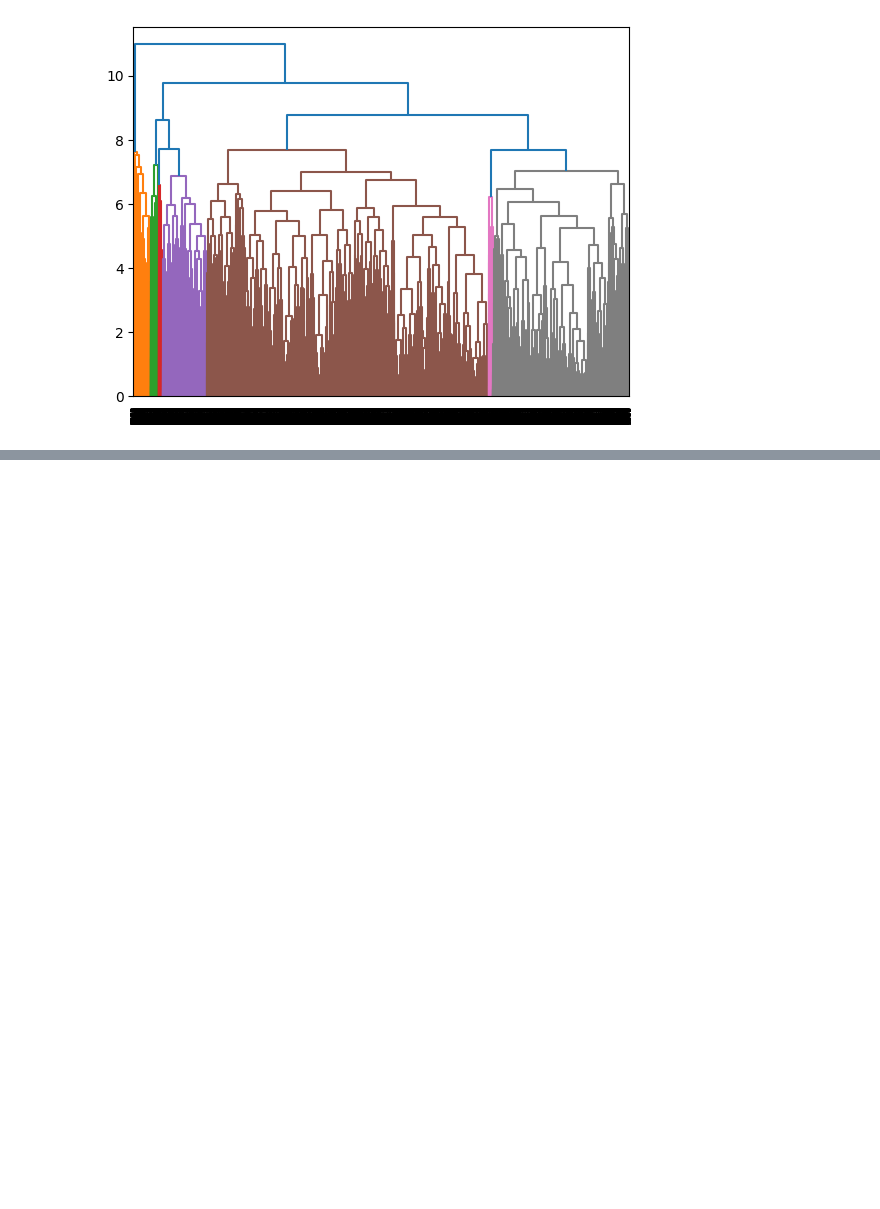
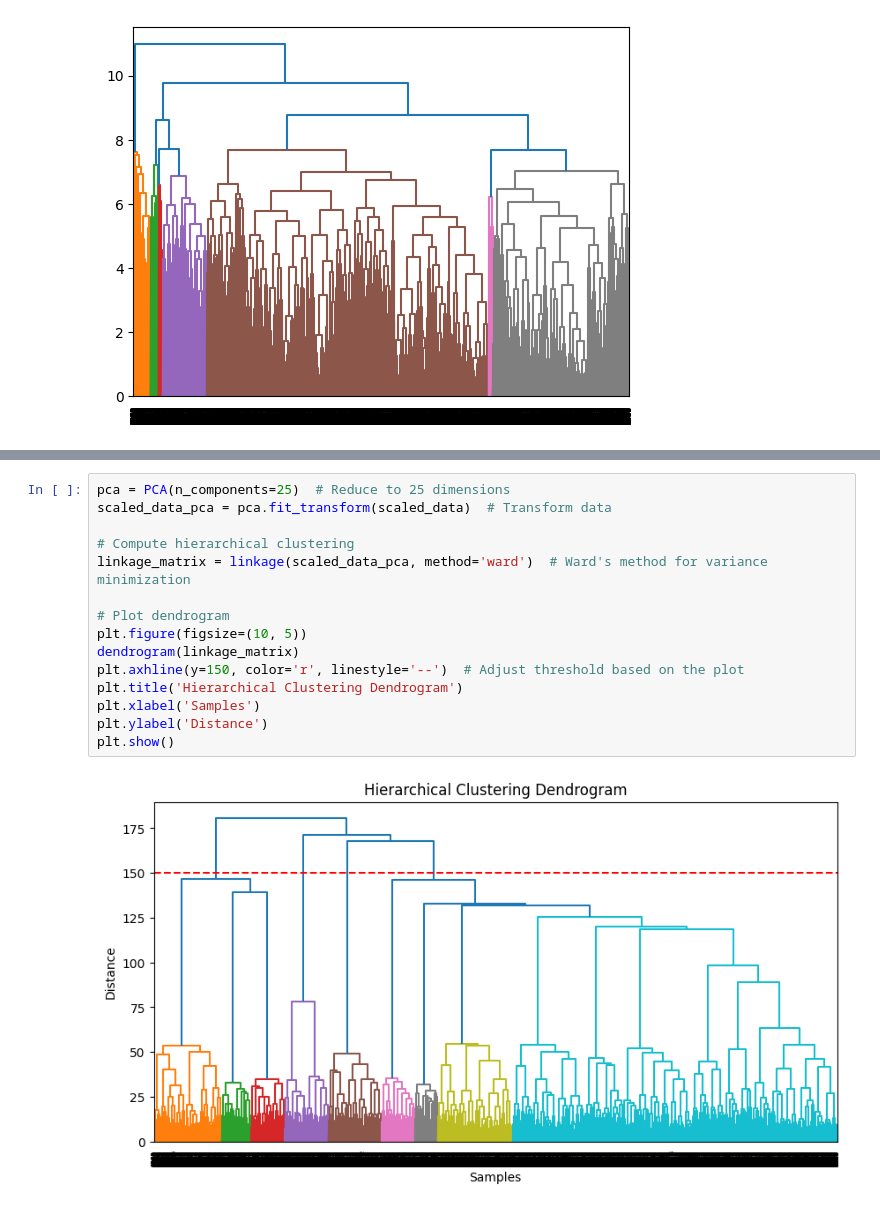
Before and after one commit to andrew250402/DSA3101-Project, a Jupyter notebook: Notebooks/meng jie.ipynb, the cells around one changed output, grey strips where cells are left out. Cells and saved outputs as stored; diff of their text form; blank space fills up the shorter version.

```diff
--- a/Notebooks/meng jie.ipynb
+++ b/Notebooks/meng jie.ipynb
@@ -70,0 +108,17 @@ dendrogram(complete_clustering)
+# %%
+pca = PCA(n_components=25)  # Reduce to 25 dimensions
+scaled_data_pca = pca.fit_transform(scaled_data)  # Transform data
+
+# Compute hierarchical clustering
+linkage_matrix = linkage(scaled_data_pca, method='ward')  # Ward's method for variance minimization
+
+# Plot dendrogram
+plt.figure(figsize=(10, 5))
+dendrogram(linkage_matrix)
+plt.axhline(y=150, color='r', linestyle='--')  # Adjust threshold based on the plot
+plt.title('Hierarchical Clustering Dendrogram')
+plt.xlabel('Samples')
+plt.ylabel('Distance')
+plt.show()
+# %% [output]
+[figure, added]
```
Also changed, not shown: parts of 8 cells of this notebook.
